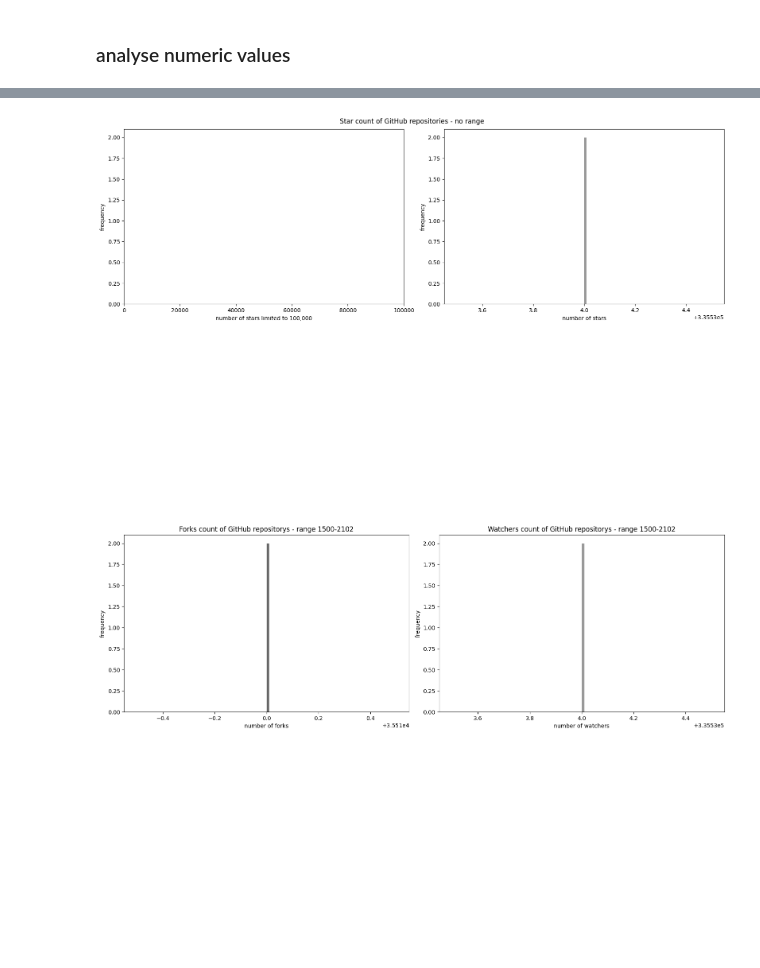
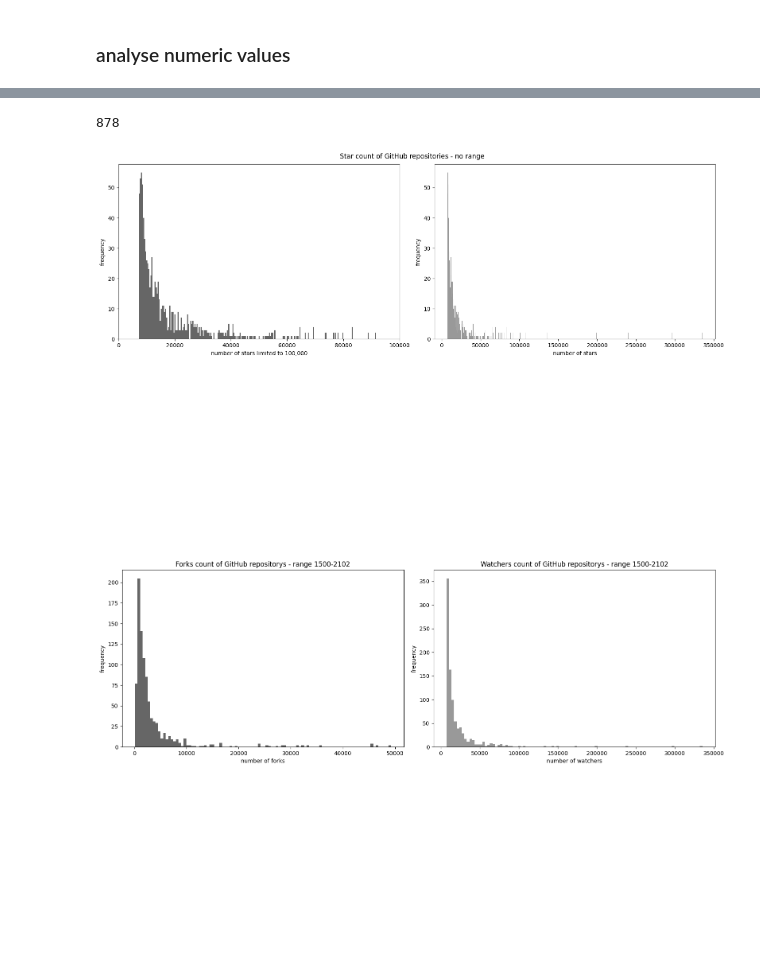
Before and after one commit to df1000/ma_automated_documentation, a Jupyter notebook: preprocessing/02_analyse_repos_metadata.ipynb, the cells around one changed output, grey strips where cells are left out. Saved outputs shown, nothing was run; the diff lists cells and outputs as text; code cells hidden in the pictures.

```diff
--- a/preprocessing/02_analyse_repos_metadata.ipynb
+++ b/preprocessing/02_analyse_repos_metadata.ipynb
@@ -5,7 +5,7 @@ import numpy as np
 import matplotlib.pyplot as plt
 from langdetect import detect
 # %%
-file_path = '../data/helper/df_repos_metadata_star_no_range.json'
+file_path = '../data/helper_old/df_repos_metadata_star_no_range.json'
 with open(file_path, 'r') as file:
     loaded_data = json.load(file)
 # %%
@@ -54,38 +47,43 @@ df.describe()
 # %%
-#df['stargazers_count'].value_counts().sort_index(ascending=False)
+# estimation for number of bins
+stars = df['stargazers_count'].unique().tolist()
+num_of_stars = len(stars)
+num_of_stars
+# %% [output]
+878
 # %%
 # number of stars
 fig, ax = plt.subplots(nrows=2, ncols=2, figsize=(16,10), sharex=False, sharey=False)
 # sharex=True legt fest, ob Skala aller x-Achsen der Subplot gleich ist
 
 # data
-ax[0,0].hist(df['stargazers_count'], color='0.4', bins=500)
-ax[0,1].hist(df['stargazers_count'], color='0.6', bins=100)
+ax[0,0].hist(df['stargazers_count'], color='0.4', bins=num_of_stars)
+ax[0,1].hist(df['stargazers_count'], color='0.6', bins=num_of_stars)
 ax[1,1].axis('off') # plots anordnen
 ax[1,0].axis('off')
 
 # title
 # ax[0,0].set_title('Stars count of GitHub repositorys - limited to 100,000')
 # ax[0,1].set_title('Stars count of GitHub repositorys')
 
 # lable axis x
 ax[0,0].set_xlabel('number of stars limited to 100,000')
 ax[0,1].set_xlabel('number of stars')
 
 # lable axis y
 ax[0,0].set_ylabel('frequency')
 ax[0,1].set_ylabel('frequency')
 
 # limitation axis
 ax[0,0].set_xlim(0, 100000)
 
 fig.suptitle('Star count of GitHub repositories - no range')
 # format of interval between plots
 plt.tight_layout()
 
 plt.show()
 # %% [output]
-[figure, old version]
+[figure, new version]
 # %%
 # number of forks & watchers
 fig, ax = plt.subplots(nrows=2, ncols=2, figsize=(16,10), sharex=False, sharey=False)
@@ -118,7 +116,7 @@ plt.tight_layout()
 
 plt.show()
 # %% [output]
-[figure, old version]
+[figure, new version]
 # %%
 plt.hist(df['stargazers_count'], color='0.4', bins=100)
 plt.xlabel('number of stars - 0-1425')
```
Also changed, not shown: parts of 5 cells of this notebook, 1 other file.
